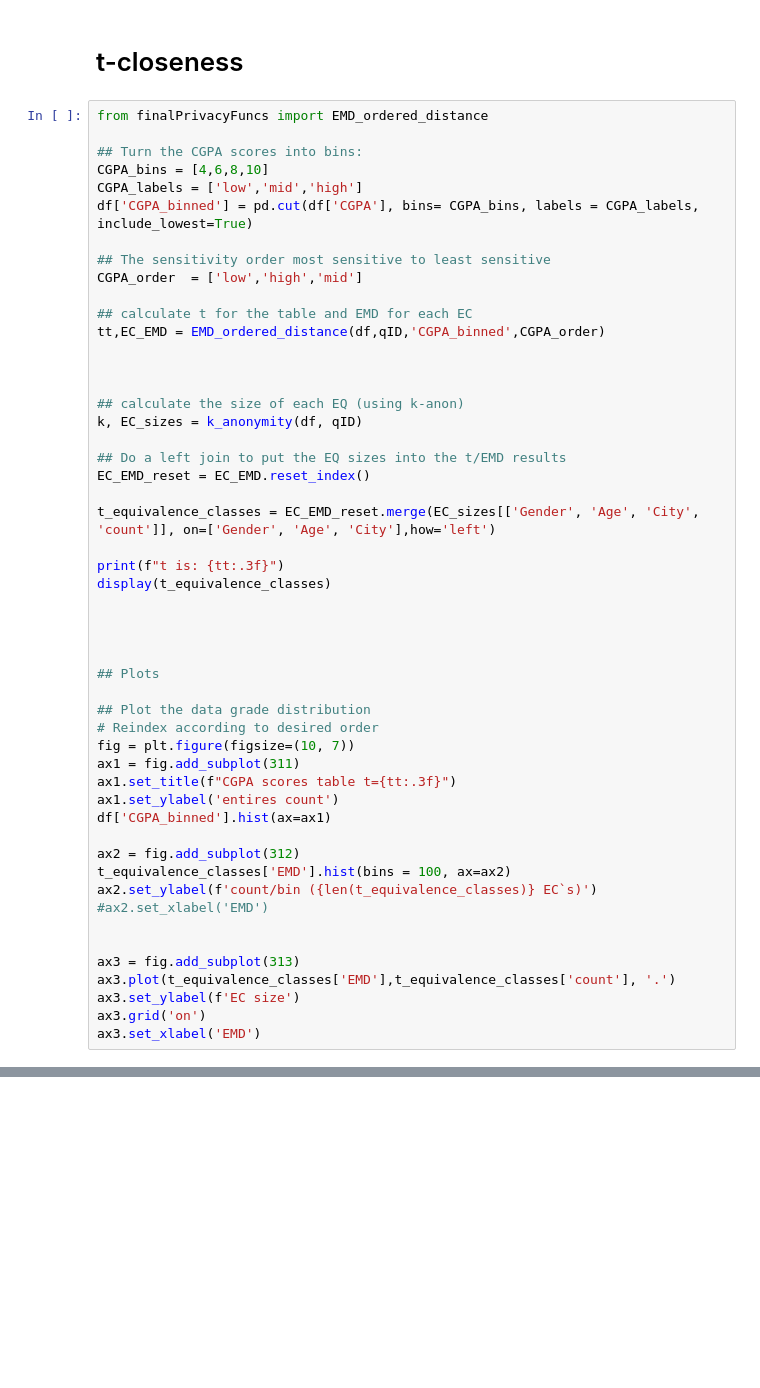
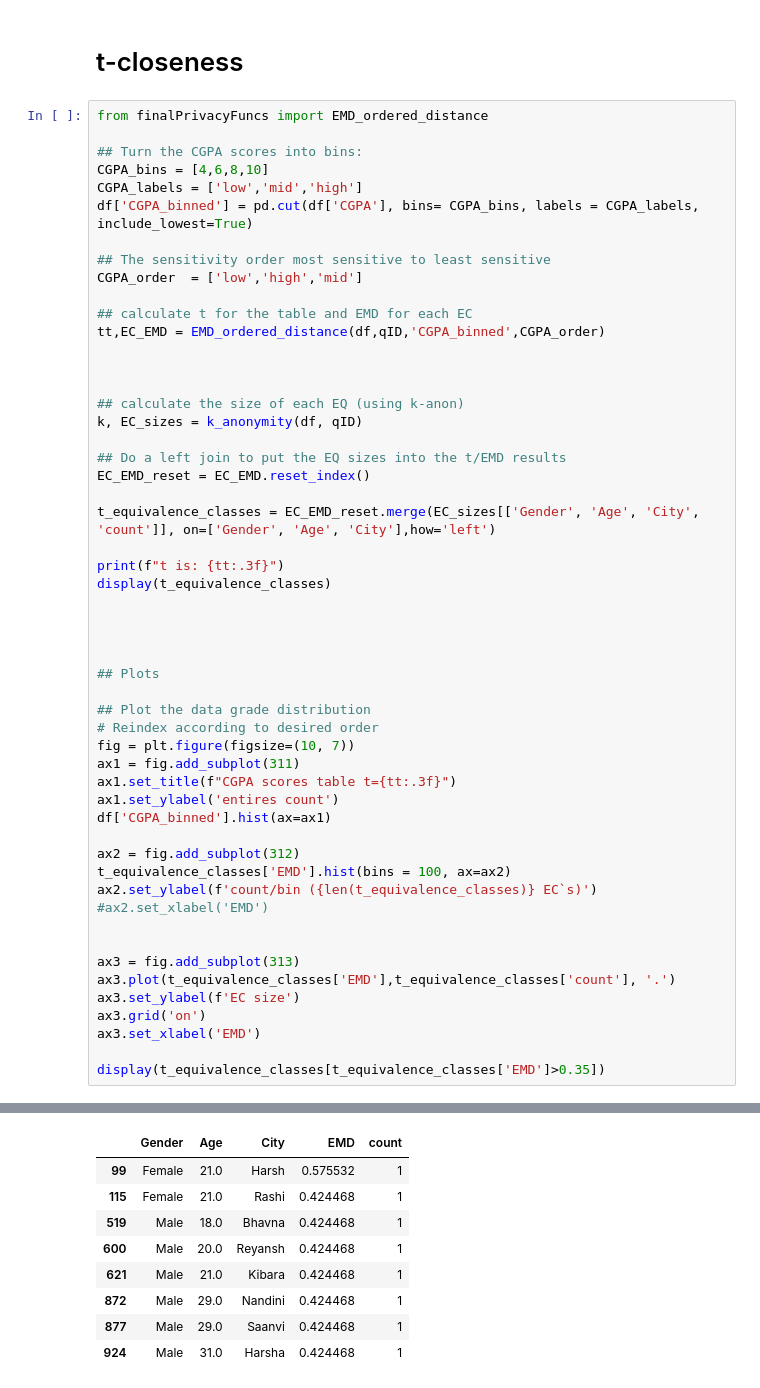
Before and after one commit to KJWesthoff/233LabTaskForce, a Jupyter notebook: final/student_depression.ipynb, the cells around one changed output, grey strips where cells are left out. Drawn from its saved outputs; the diff is of its cells as text; blank space fills up the shorter version.

```diff
--- a/final/student_depression.ipynb
+++ b/final/student_depression.ipynb
@@ -701,6 +701,8 @@ ax3.plot(t_equivalence_classes['EMD'],t_equivalence_classes['count'], '.')
 ax3.set_ylabel(f'EC size')
 ax3.grid('on')
 ax3.set_xlabel('EMD')
+
+display(t_equivalence_classes[t_equivalence_classes['EMD']>0.35])
 # %% [output]
 t is: 0.576
 |  | Gender | Age | City | EMD | count |
@@ -720,3 +721,12 @@ Text(0.5, 0, 'EMD')
+|  | Gender | Age | City | EMD | count |
+| 99 | Female | 21.0 | Harsh | 0.575532 | 1 |
+| 115 | Female | 21.0 | Rashi | 0.424468 | 1 |
+| 519 | Male | 18.0 | Bhavna | 0.424468 | 1 |
+| 600 | Male | 20.0 | Reyansh | 0.424468 | 1 |
+| 621 | Male | 21.0 | Kibara | 0.424468 | 1 |
+| 872 | Male | 29.0 | Nandini | 0.424468 | 1 |
+| 877 | Male | 29.0 | Saanvi | 0.424468 | 1 |
+| 924 | Male | 31.0 | Harsha | 0.424468 | 1 |
 [figure]
 # %%
 
```
Also changed, not shown: parts of 7 cells of this notebook.
